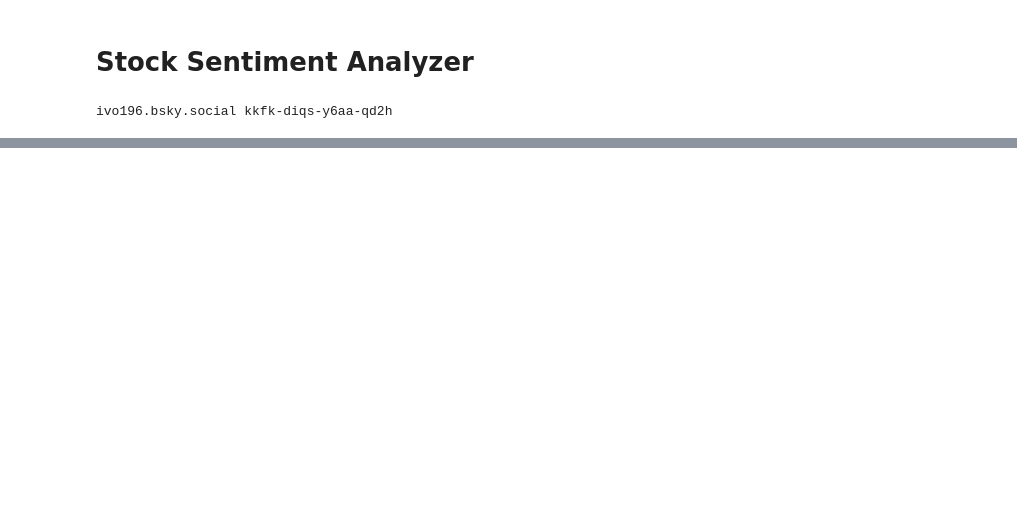
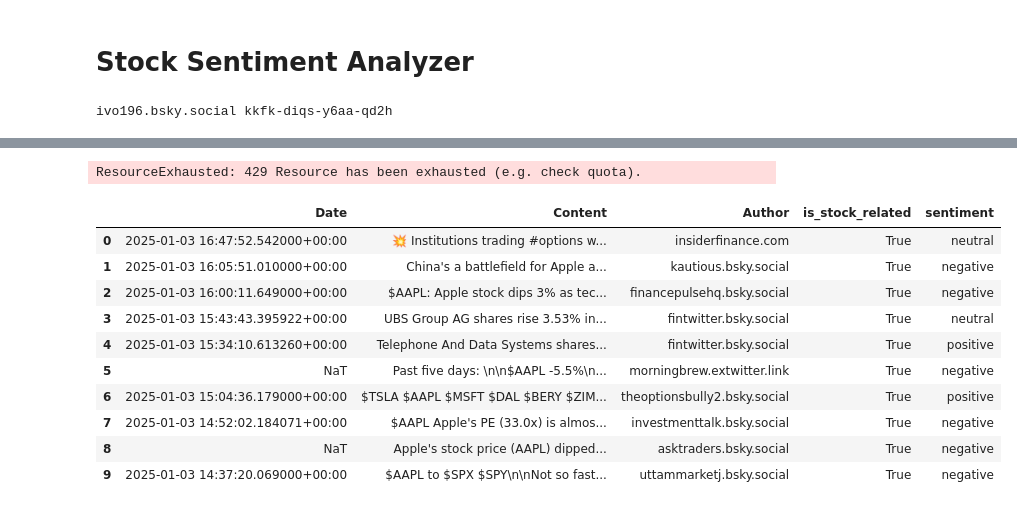
Before and after one commit to Ivo196/Chronos-T5-Large, a Jupyter notebook: Stock Sentiment Analyzer.ipynb, the cells around one changed output, grey strips where cells are left out. Drawn from its saved outputs; the diff is of its cells as text; code cells hidden in the pictures; blank space fills up the shorter version.

Commit message:
finished Sentiment Analyzer

```diff
--- a/Stock Sentiment Analyzer.ipynb
+++ b/Stock Sentiment Analyzer.ipynb
@@ -66,0 +105,55 @@ for post in posts:
+# %%
+def analyze_post (content : str) -> AnylysisResult:
+    prompt = f'''
+    Analyze following post and determine:
+    1- whether it is related with the company, {ticker}, and related or discusses past, current or future stock performance of {ticker} explicitly.
+    2- If related, classify the sentiment as positive, negative or neutral.
+    Post: {content}
+    '''
+    response = model.generate_content(
+        prompt,
+        generation_config=geai.GenerationConfig(
+            response_mime_type="application/json",
+            response_schema=AnylysisResult
+        )
+    )
+
+    if response.candidates:
+        candidate_content = response.candidates[0].content
+        result_text = ''.join(part.text for part in candidate_content.parts)
+        try:
+            result = json.loads(result_text)
+            is_stock_related = result.get("is_stock_related")
+            sentiment = result.get("sentiment")
+            if is_stock_related is not None and sentiment is not None:
+                return is_stock_related, sentiment
+            else:
+                print("Missing expected keys in the response")
+                return None,None
+        except json.JSONDecodeError:
+            print("Failed to decode JSON response")
+            return None,None
+    else:
+        print("No candidates returned in the response")
+        return None,None
+# %%
+# Apply the analysis to each post in the DataFrame
+df[['is_stock_related', 'sentiment']] = df['Content'].apply(
+    lambda x: pd.Series(analyze_post(x))
+)
+# %% [output]
+ResourceExhausted: 429 Resource has been exhausted (e.g. check quota).
+# %%
+df
+# %% [output]
+|  | Date | Content | Author | is_stock_related | sentiment |
+| 0 | 2025-01-03 16:47:52.542000+00:00 | 💥 Institutions trading #options w... | insiderfinance.com | True | neutral |
+| 1 | 2025-01-03 16:05:51.010000+00:00 | China's a battlefield for Apple a... | kautious.bsky.social | True | negative |
+| 2 | 2025-01-03 16:00:11.649000+00:00 | $AAPL: Apple stock dips 3% as tec... | financepulsehq.bsky.social | True | negative |
+| 3 | 2025-01-03 15:43:43.395922+00:00 | UBS Group AG shares rise 3.53% in... | fintwitter.bsky.social | True | neutral |
+| 4 | 2025-01-03 15:34:10.613260+00:00 | Telephone And Data Systems shares... | fintwitter.bsky.social | True | positive |
+| 5 | NaT | Past five days: \n\n$AAPL -5.5%\n... | morningbrew.extwitter.link | True | negative |
+| 6 | 2025-01-03 15:04:36.179000+00:00 | $TSLA $AAPL $MSFT $DAL $BERY $ZIM... | theoptionsbully2.bsky.social | True | positive |
+| 7 | 2025-01-03 14:52:02.184071+00:00 | $AAPL Apple's PE (33.0x) is almos... | investmenttalk.bsky.social | True | negative |
+| 8 | NaT | Apple's stock price (AAPL) dipped... | asktraders.bsky.social | True | negative |
+| 9 | 2025-01-03 14:37:20.069000+00:00 | $AAPL to $SPX $SPY\n\nNot so fast... | uttammarketj.bsky.social | True | negative |
```
Also changed, not shown: parts of 5 cells of this notebook.
